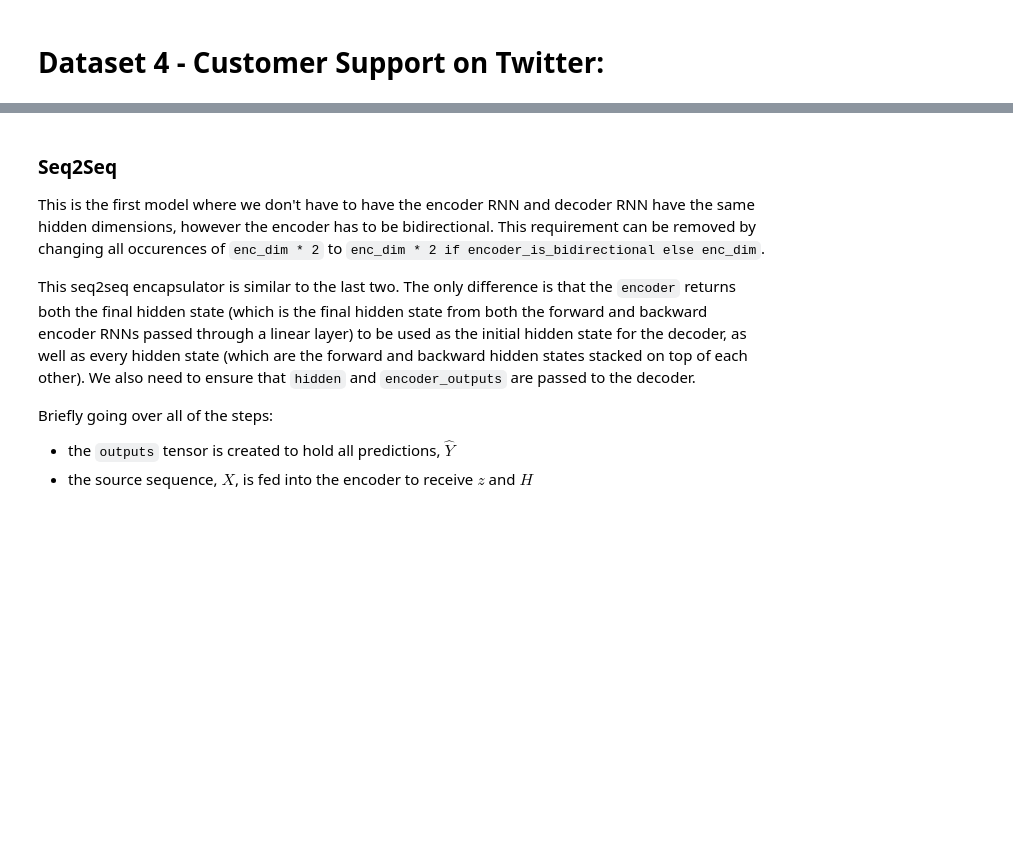
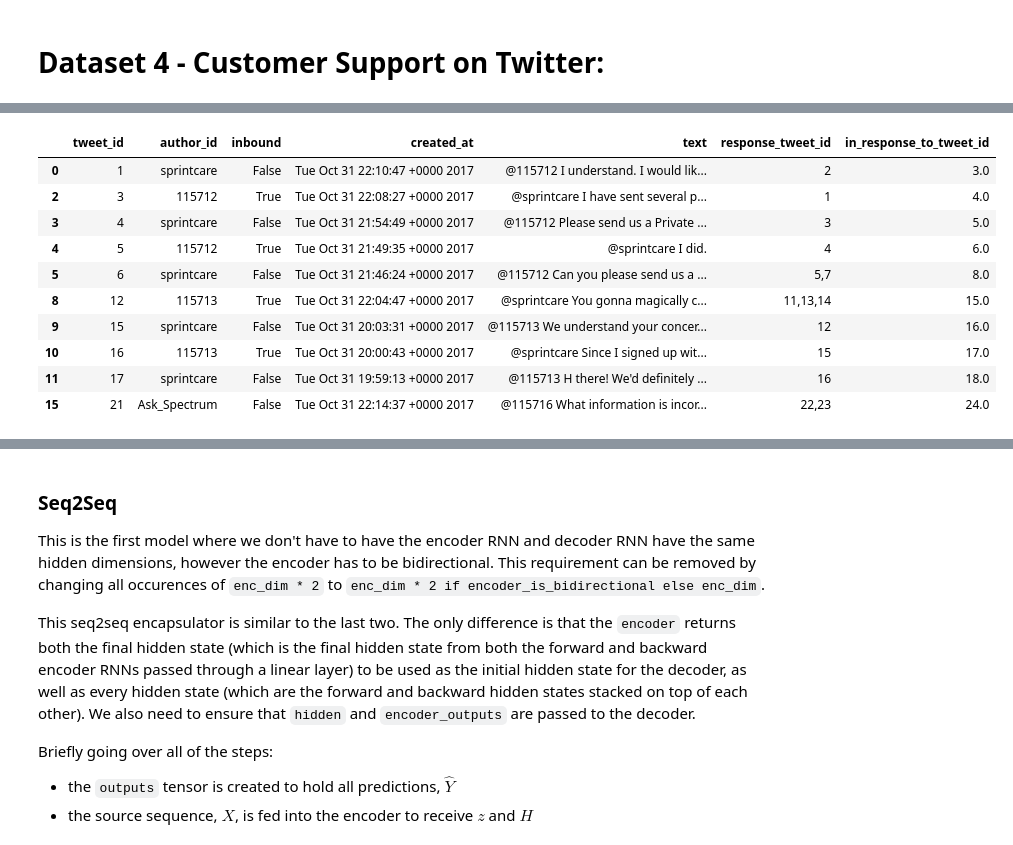
Before and after one commit to smitasasindran/END, a Jupyter notebook: Session9/Assignment_9_Neural_Machine_Translation_by_Jointly_Learning_to_Align_and_Translate_dataset_4.ipynb, the cells around one changed output, grey strips where cells are left out. Cells and saved outputs as stored; diff of their text form; code cells hidden in the pictures; blank space fills up the shorter version.

```diff
--- a/Session9/Assignment_9_Neural_Machine_Translation_by_Jointly_Learning_to_Align_and_Translate_dataset_4.ipynb
+++ b/Session9/Assignment_9_Neural_Machine_Translation_by_Jointly_Learning_to_Align_and_Translate_dataset_4.ipynb
@@ -72,0 +98,15 @@ drive.mount('/content/drive')
+# %%
+df = train_df_fourth.dropna() #math.isnan(train_df_fourth.response_tweet_id[1])
+df.head(10)
+# %% [output]
+|  | tweet_id | author_id | inbound | created_at | text | response_tweet_id | in_response_to_tweet_id |
+| 0 | 1 | sprintcare | False | Tue Oct 31 22:10:47 +0000 2017 | @115712 I understand. I would lik... | 2 | 3.0 |
+| 2 | 3 | 115712 | True | Tue Oct 31 22:08:27 +0000 2017 | @sprintcare I have sent several p... | 1 | 4.0 |
+| 3 | 4 | sprintcare | False | Tue Oct 31 21:54:49 +0000 2017 | @115712 Please send us a Private ... | 3 | 5.0 |
+| 4 | 5 | 115712 | True | Tue Oct 31 21:49:35 +0000 2017 | @sprintcare I did. | 4 | 6.0 |
+| 5 | 6 | sprintcare | False | Tue Oct 31 21:46:24 +0000 2017 | @115712 Can you please send us a ... | 5,7 | 8.0 |
+| 8 | 12 | 115713 | True | Tue Oct 31 22:04:47 +0000 2017 | @sprintcare You gonna magically c... | 11,13,14 | 15.0 |
+| 9 | 15 | sprintcare | False | Tue Oct 31 20:03:31 +0000 2017 | @115713 We understand your concer... | 12 | 16.0 |
+| 10 | 16 | 115713 | True | Tue Oct 31 20:00:43 +0000 2017 | @sprintcare Since I signed up wit... | 15 | 17.0 |
+| 11 | 17 | sprintcare | False | Tue Oct 31 19:59:13 +0000 2017 | @115713 H there! We'd definitely ... | 16 | 18.0 |
+| 15 | 21 | Ask_Spectrum | False | Tue Oct 31 22:14:37 +0000 2017 | @115716 What information is incor... | 22,23 | 24.0 |
```
Also changed, not shown: parts of 28 cells of this notebook.
